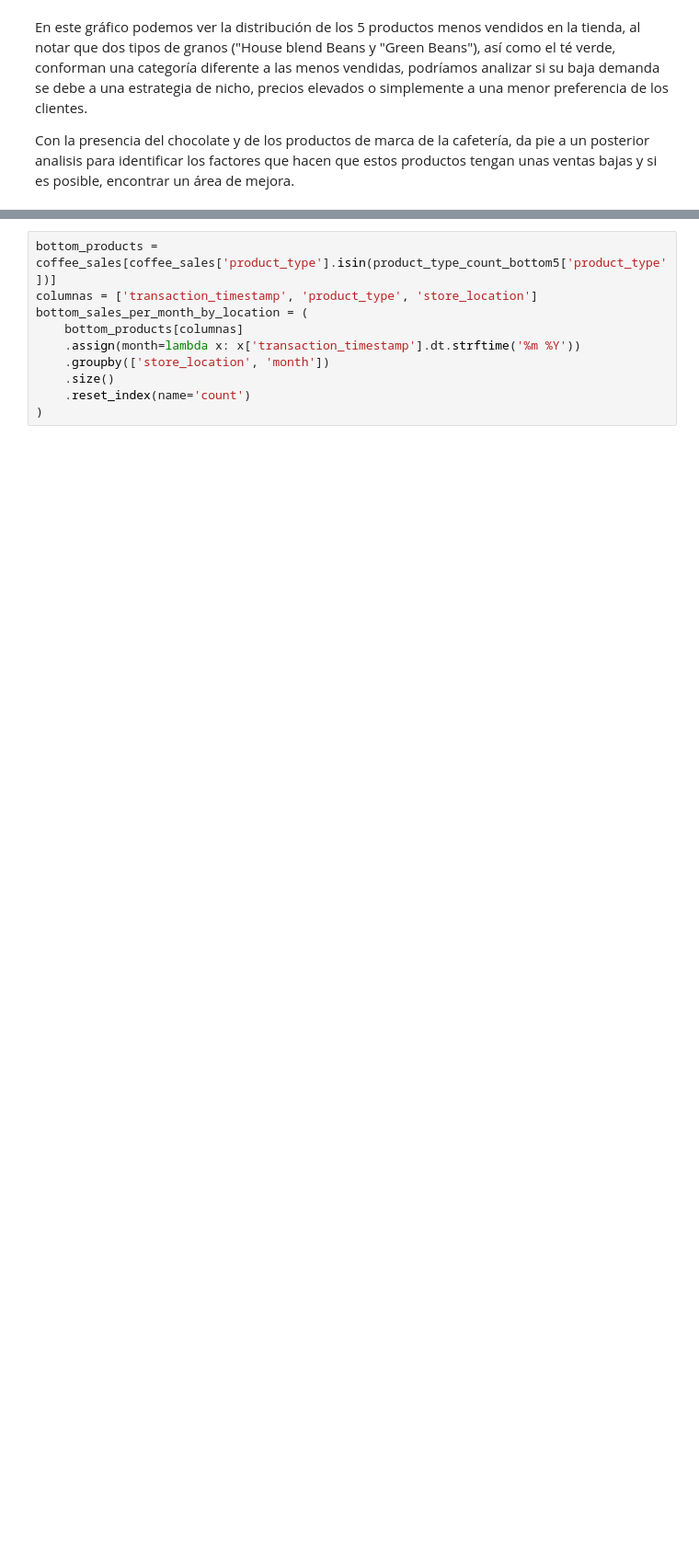
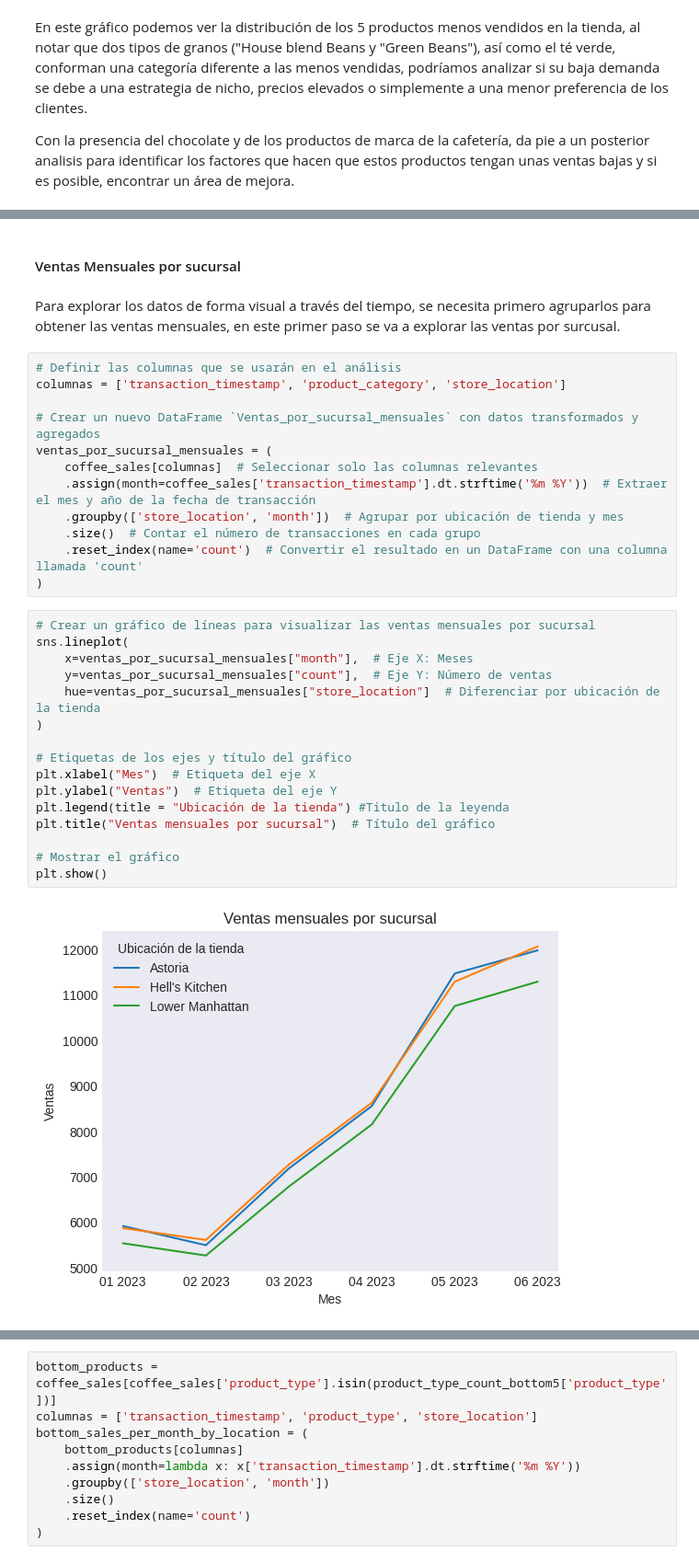
Before and after one commit to eddieisoffline/Portfolio-Data-Science, a Jupyter notebook: cafe/notebook/notebook.ipynb, the cells around one changed output, grey strips where cells are left out. Shown at 92% size. Saved outputs shown, nothing was run; the diff lists cells and outputs as text; blank space fills up the shorter version.

```diff
--- a/cafe/notebook/notebook.ipynb
+++ b/cafe/notebook/notebook.ipynb
@@ -821,0 +844,34 @@ coffee_sales[coffee_sales['product_type'].isin(product_type_count_bottom5.iloc[:
+# %% [markdown]
+#### Ventas Mensuales por sucursal
+# %% [markdown]
+Para explorar los datos de forma visual a través del tiempo, se necesita primero agruparlos para obtener las ventas mensuales, en este primer paso se va a explorar las ventas por surcusal.
+# %%
+# Definir las columnas que se usarán en el análisis
+columnas = ['transaction_timestamp', 'product_category', 'store_location']
+
+# Crear un nuevo DataFrame `Ventas_por_sucursal_mensuales` con datos transformados y agregados
+ventas_por_sucursal_mensuales = (
+    coffee_sales[columnas]  # Seleccionar solo las columnas relevantes
+    .assign(month=coffee_sales['transaction_timestamp'].dt.strftime('%m %Y'))  # Extraer el mes y año de la fecha de transacción
+    .groupby(['store_location', 'month'])  # Agrupar por ubicación de tienda y mes
+    .size()  # Contar el número de transacciones en cada grupo
+    .reset_index(name='count')  # Convertir el resultado en un DataFrame con una columna llamada 'count'
+)
+# %%
+# Crear un gráfico de líneas para visualizar las ventas mensuales por sucursal
+sns.lineplot(
+    x=ventas_por_sucursal_mensuales["month"],  # Eje X: Meses
+    y=ventas_por_sucursal_mensuales["count"],  # Eje Y: Número de ventas
+    hue=ventas_por_sucursal_mensuales["store_location"]  # Diferenciar por ubicación de la tienda
+)
+
+# Etiquetas de los ejes y título del gráfico
+plt.xlabel("Mes")  # Etiqueta del eje X
+plt.ylabel("Ventas")  # Etiqueta del eje Y
+plt.legend(title = "Ubicación de la tienda") #Titulo de la leyenda
+plt.title("Ventas mensuales por sucursal")  # Título del gráfico
+
+# Mostrar el gráfico
+plt.show()
+# %% [output]
+[figure, added]
```
Also changed, not shown: parts of 15 cells of this notebook.
